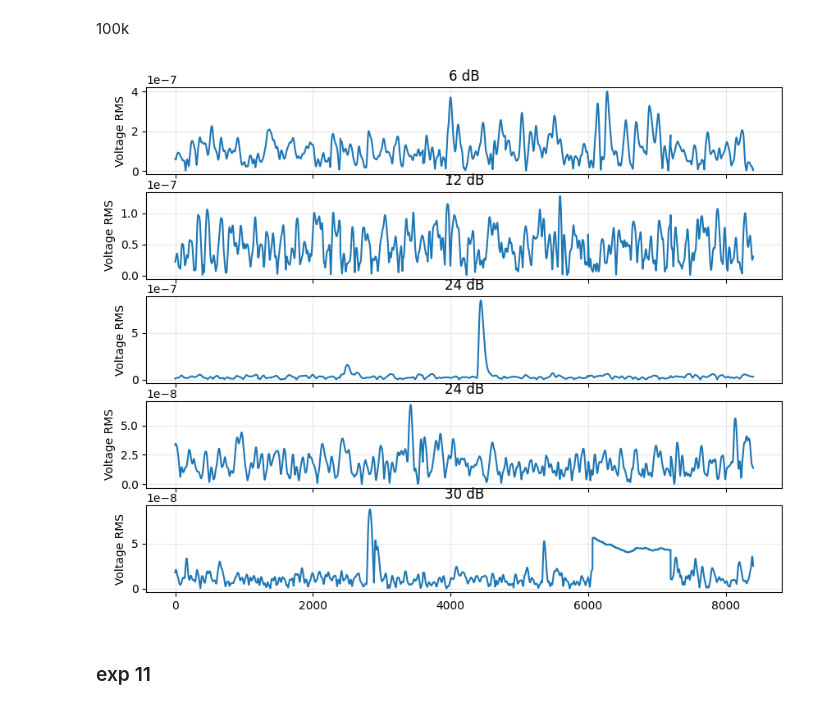
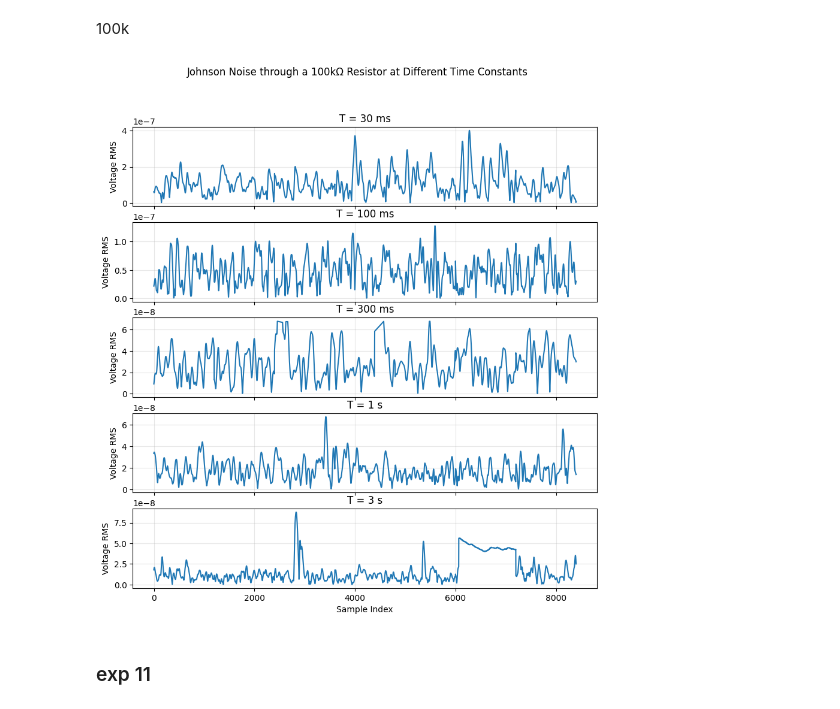
Before and after one commit to curtisjhu/lls, a Jupyter notebook: main.ipynb, the cells around one changed output. Drawn from its saved outputs; the diff is of its cells as text; code cells hidden in the pictures.

```diff
--- a/main.ipynb
+++ b/main.ipynb
@@ -364,39 +578,51 @@ plt.show()
 # %%
 sh1 = pd.read_csv('exp9_100k/exp9_trial1(T = 30.0E-3 ).xls')
 sh2 = pd.read_csv('exp9_100k/exp9_trial2(T = 100.0E-3 ).xls')
 sh3 = pd.read_csv('exp9_100k/exp9_trial3(T = 300.0E-3 ).xls')
 sh4 = pd.read_csv('exp9_100k/exp9_trial4(T = 1.0E+0 ).xls')
 sh5 = pd.read_csv('exp9_100k/exp9_trial5(T = 3.0E+0 ).xls')
 
-fig, ax = plt.subplots(5, 1, figsize=(10, 8), sharex=True)
+fig, ax = plt.subplots(5, 1, figsize=(10, 10), sharex=True)
+fig.suptitle("Johnson Noise through a 100kΩ Resistor at Different Time Constants")
+
 ax[0].plot(sh1.index, sh1["y"], '-')
 ax[0].set_ylabel("Voltage RMS")
-ax[0].set_title("6 dB")
+ax[0].set_title("T = 30 ms")
 ax[0].grid(True, alpha=0.3)
 
 ax[1].plot(sh2.index, sh2["y"], '-')
 ax[1].set_ylabel("Voltage RMS")
-ax[1].set_title("12 dB")
+ax[1].set_title("T = 100 ms")
 ax[1].grid(True, alpha=0.3)
+
+q1_sh3 = sh3["y"].quantile(0.25)
+q3_sh3 = sh3["y"].quantile(0.75)
+iqr_sh3 = q3_sh3 - q1_sh3
+lower_sh3 = q1_sh3 - 1.5 * iqr_sh3
+upper_sh3 = q3_sh3 + 1.5 * iqr_sh3
+
+sh3 = sh3[(sh3["y"] >= lower_sh3) & (sh3["y"] <= upper_sh3)].copy()
 
 ax[2].plot(sh3.index, sh3["y"], '-')
 ax[2].set_ylabel("Voltage RMS")
-ax[2].set_title("24 dB")
+ax[2].set_title("T = 300 ms")
 ax[2].grid(True, alpha=0.3)
 
 ax[3].plot(sh4.index, sh4["y"], '-')
 ax[3].set_ylabel("Voltage RMS")
-ax[3].set_title("24 dB")
+ax[3].set_title("T = 1 s")
 ax[3].grid(True, alpha=0.3)
 
 ax[4].plot(sh5.index, sh5["y"], '-')
 ax[4].set_ylabel("Voltage RMS")
-ax[4].set_title("30 dB")
+ax[4].set_title("T = 3 s")
 ax[4].grid(True, alpha=0.3)
 
+ax[4].set_xlabel("Sample Index")
+
 plt.show()
 # %% [output]
-[figure, old version]
+[figure, new version]
 # %% [markdown]
 ### exp 11
 # %%
```
Also changed, not shown: parts of 12 cells of this notebook.
